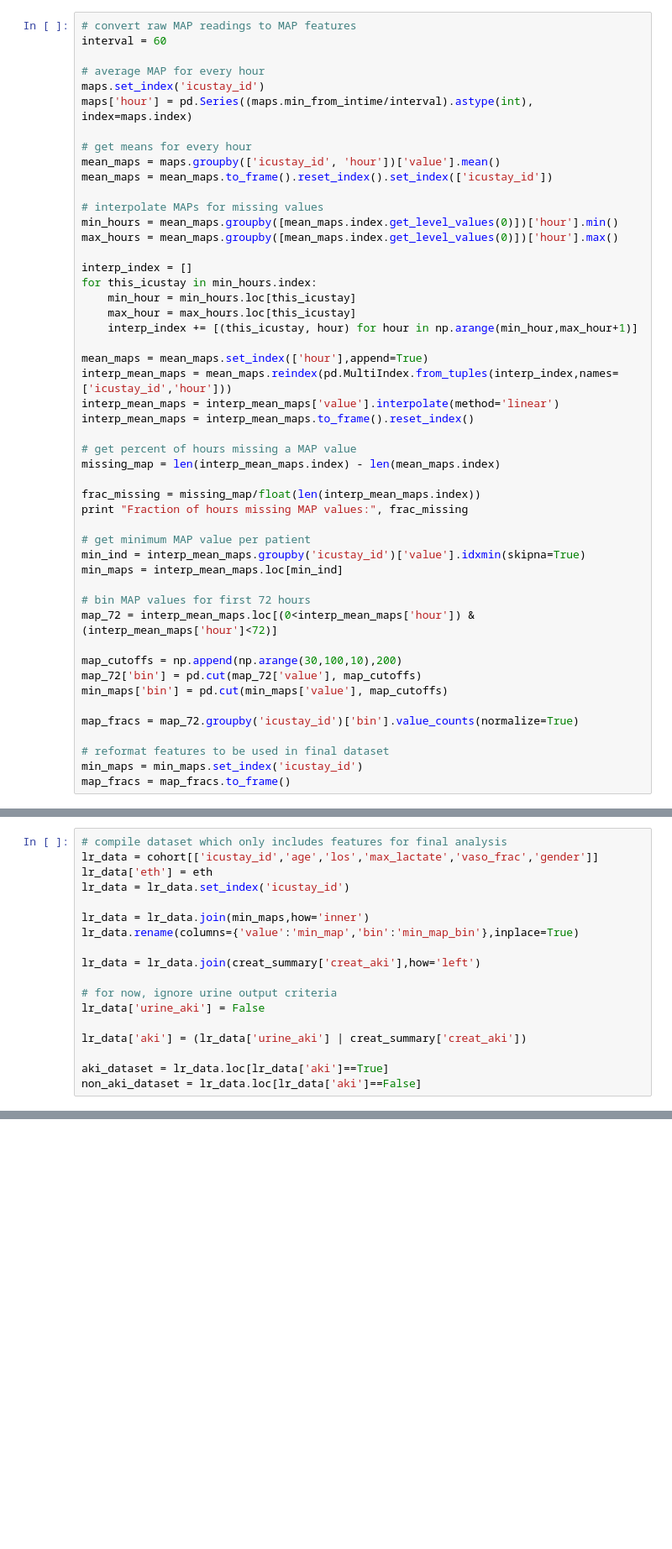
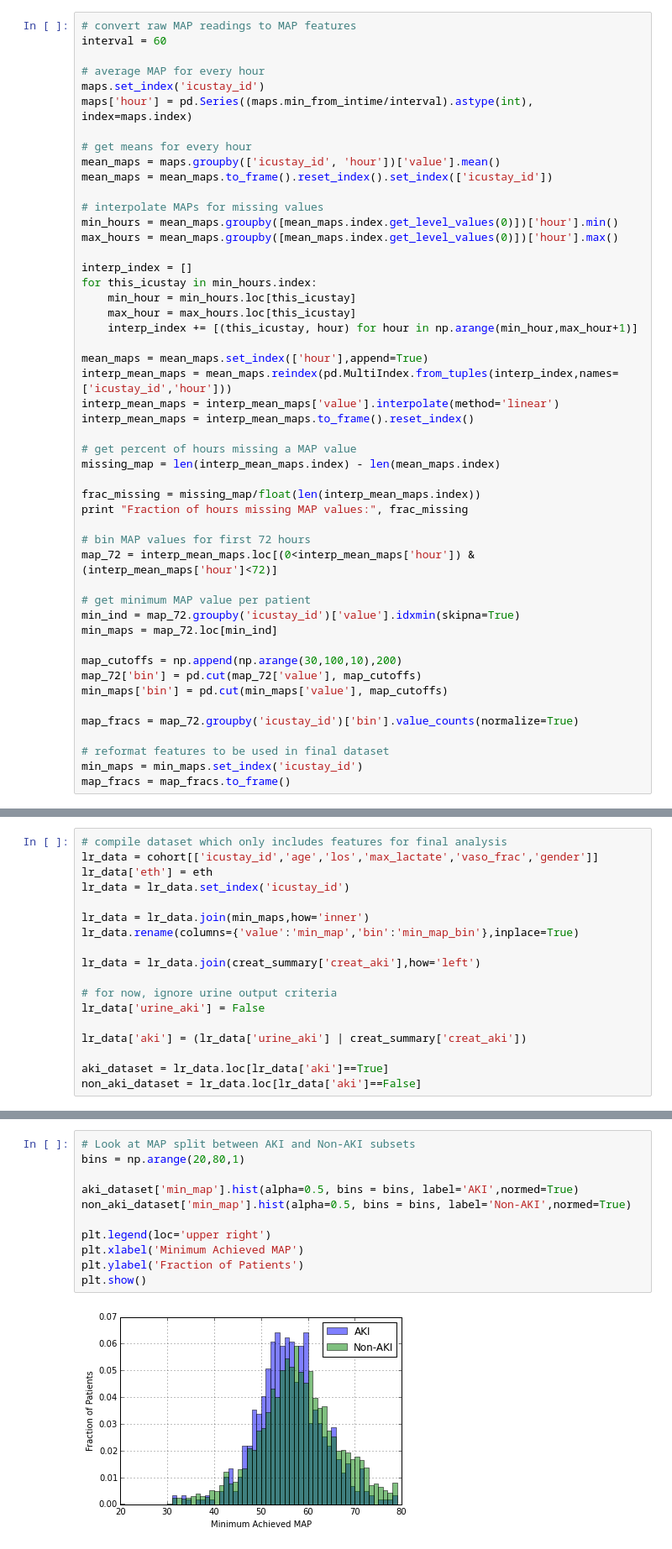
Before and after one commit to nalinimsingh/HST.953-AKI-Prediction, a Jupyter notebook: data_analysis/initial_analysis.ipynb, the cells around one changed output, grey strips where cells are left out. Shown at 84% size. Cells and saved outputs as stored; diff of their text form; blank space fills up the shorter version.

Commit message:
Add more cohort summary statistics and plots

```diff
--- a/data_analysis/initial_analysis.ipynb
+++ b/data_analysis/initial_analysis.ipynb
@@ -132,12 +126,12 @@ missing_map = len(interp_mean_maps.index) - len(mean_maps.index)
 frac_missing = missing_map/float(len(interp_mean_maps.index))
 print "Fraction of hours missing MAP values:", frac_missing
 
-# get minimum MAP value per patient
-min_ind = interp_mean_maps.groupby('icustay_id')['value'].idxmin(skipna=True)
-min_maps = interp_mean_maps.loc[min_ind]
-
 # bin MAP values for first 72 hours
 map_72 = interp_mean_maps.loc[(0<interp_mean_maps['hour']) & (interp_mean_maps['hour']<72)]
+
+# get minimum MAP value per patient
+min_ind = map_72.groupby('icustay_id')['value'].idxmin(skipna=True)
+min_maps = map_72.loc[min_ind]
 
 map_cutoffs = np.append(np.arange(30,100,10),200)
 map_72['bin'] = pd.cut(map_72['value'], map_cutoffs)
@@ -248,3 +258,16 @@ AMERICAN INDIAN/ALASKA NATIVE    0.000314
 dtype: float64
+# %%
+# Look at MAP split between AKI and Non-AKI subsets
+bins = np.arange(20,80,1)
+
+aki_dataset['min_map'].hist(alpha=0.5, bins = bins, label='AKI',normed=True)
+non_aki_dataset['min_map'].hist(alpha=0.5, bins = bins, label='Non-AKI',normed=True)
+
+plt.legend(loc='upper right')
+plt.xlabel('Minimum Achieved MAP')
+plt.ylabel('Fraction of Patients')
+plt.show()
+# %% [output]
+[figure, added]
 # %%
 # Organize data for logistic regression
```
Also changed, not shown: parts of 5 cells of this notebook.
